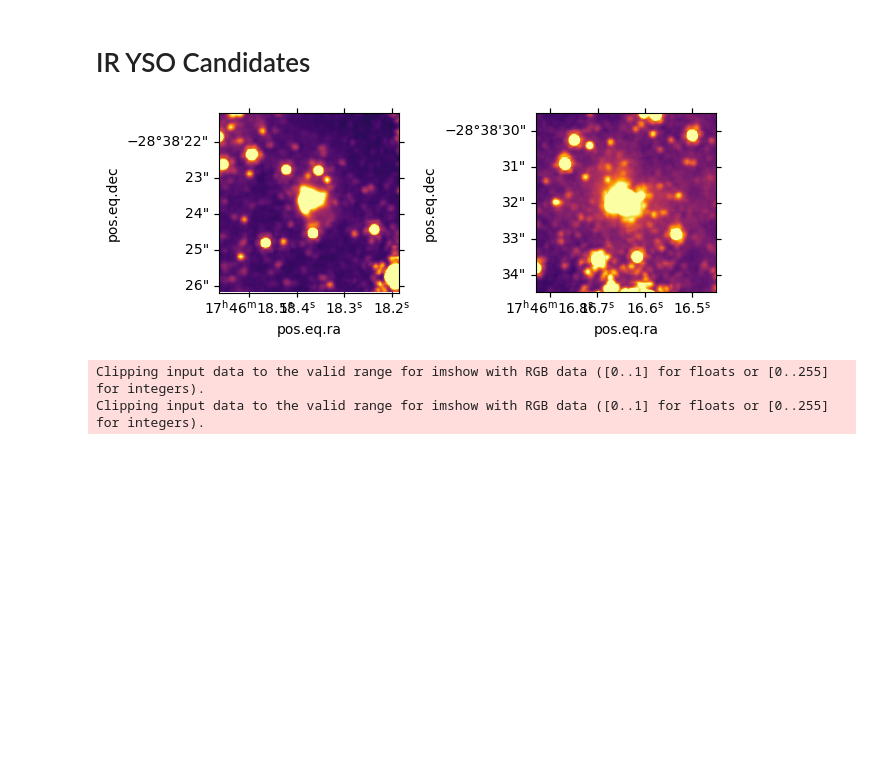
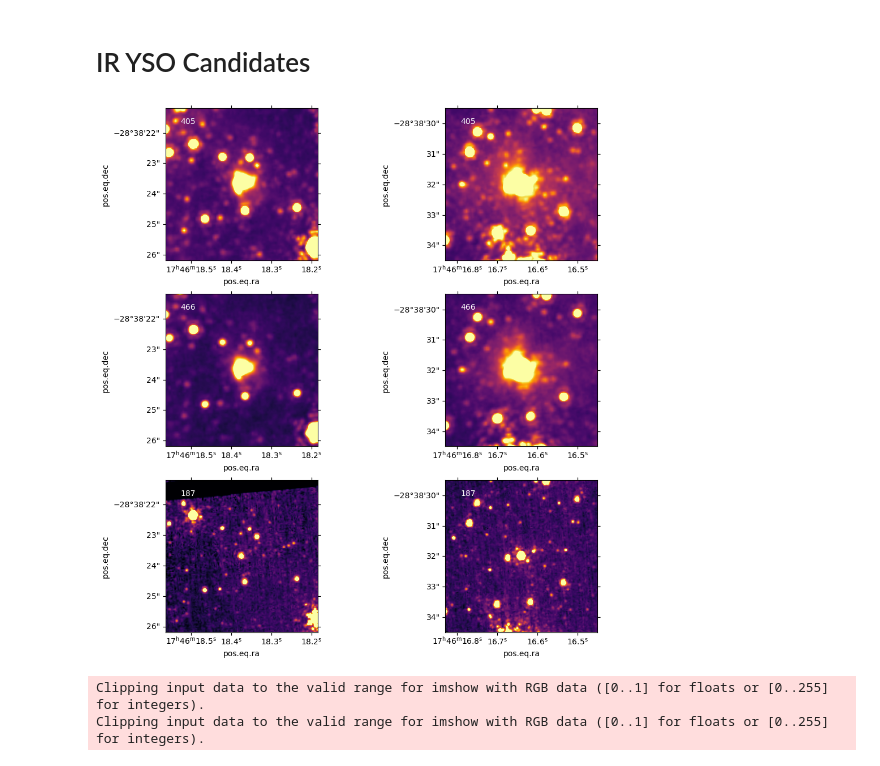
Before and after one commit to SpacialTree/lactea-filament, a Jupyter notebook: lactea-filament/notebooks/YSOmass.ipynb, the cells around one changed output. Saved outputs shown, nothing was run; the diff lists cells and outputs as text; code cells hidden in the pictures; blank space fills up the shorter version.

```diff
--- a/lactea-filament/notebooks/YSOmass.ipynb
+++ b/lactea-filament/notebooks/YSOmass.ipynb
@@ -93,6 +93,12 @@ cand2 = SkyCoord('17:46:16.6402575536', '-28:38:31.9988735466', unit=(u.hourangl
 # %%
 cutout_1_405 = cm.get_cutout_405(cand1, 5*u.arcsec, 5*u.arcsec)
 cutout_2_405 = cm.get_cutout_405(cand2, 5*u.arcsec, 5*u.arcsec)
+
+cutout_1_466 = cm.get_cutout_466(cand1, 5*u.arcsec, 5*u.arcsec)
+cutout_2_466 = cm.get_cutout_466(cand2, 5*u.arcsec, 5*u.arcsec)
+
+cutout_1_187 = cm.get_cutout_187(cand1, 5*u.arcsec, 5*u.arcsec)
+cutout_2_187 = cm.get_cutout_187(cand2, 5*u.arcsec, 5*u.arcsec)
 # %%
 cutout_1_rgb, wcs_1 = cm.get_cutout_rgb(cand1, 5*u.arcsec, 5*u.arcsec)
 cutout_2_rgb, wcs_2 = cm.get_cutout_rgb(cand2, 5*u.arcsec, 5*u.arcsec)
@@ -99,13 +108,33 @@ cutout_2_rgb, wcs_2 = cm.get_cutout_rgb(cand2, 5*u.arcsec, 5*u.arcsec)
-# %%
-ax = plt.subplot(121, projection=cutout_1_405.wcs)
-ax.imshow(cutout_1_405.data, origin='lower', cmap='inferno', vmin=0, vmax=100)
-
-ax = plt.subplot(122, projection=cutout_2_405.wcs)
-ax.imshow(cutout_2_405.data, origin='lower', cmap='inferno', vmin=0, vmax=100)
-
-plt.tight_layout()
-# %% [output]
-[figure, removed]
+# %%
+fig = plt.figure(figsize=(10, 10))
+
+ax = plt.subplot(321, projection=cutout_1_405.wcs)
+ax.imshow(cutout_1_405.data, origin='lower', cmap='inferno', vmin=0, vmax=100)
+ax.text(0.1, 0.9, '405', color='white', transform=ax.transAxes)
+
+ax = plt.subplot(322, projection=cutout_2_405.wcs)
+ax.imshow(cutout_2_405.data, origin='lower', cmap='inferno', vmin=0, vmax=100)
+ax.text(0.1, 0.9, '405', color='white', transform=ax.transAxes)
+
+ax = plt.subplot(323, projection=cutout_1_466.wcs)
+ax.imshow(cutout_1_466.data, origin='lower', cmap='inferno', vmin=0, vmax=100)
+ax.text(0.1, 0.9, '466', color='white', transform=ax.transAxes)
+
+ax = plt.subplot(324, projection=cutout_2_466.wcs)
+ax.imshow(cutout_2_466.data, origin='lower', cmap='inferno', vmin=0, vmax=100)
+ax.text(0.1, 0.9, '466', color='white', transform=ax.transAxes)
+
+ax = plt.subplot(325, projection=cutout_1_187.wcs)
+ax.imshow(cutout_1_187.data, origin='lower', cmap='inferno', vmin=0, vmax=100)
+ax.text(0.1, 0.9, '187', color='white', transform=ax.transAxes)
+
+ax = plt.subplot(326, projection=cutout_2_187.wcs)
+ax.imshow(cutout_2_187.data, origin='lower', cmap='inferno', vmin=0, vmax=100)
+ax.text(0.1, 0.9, '187', color='white', transform=ax.transAxes)
+
+plt.tight_layout()
+# %% [output]
+[figure, added]
 # %%
 ax = plt.subplot(121, projection=wcs_1)
 ax.imshow(cutout_1_rgb, origin='lower', cmap='inferno')
```
Also changed, not shown: parts of 3 cells of this notebook, 5 other files.
